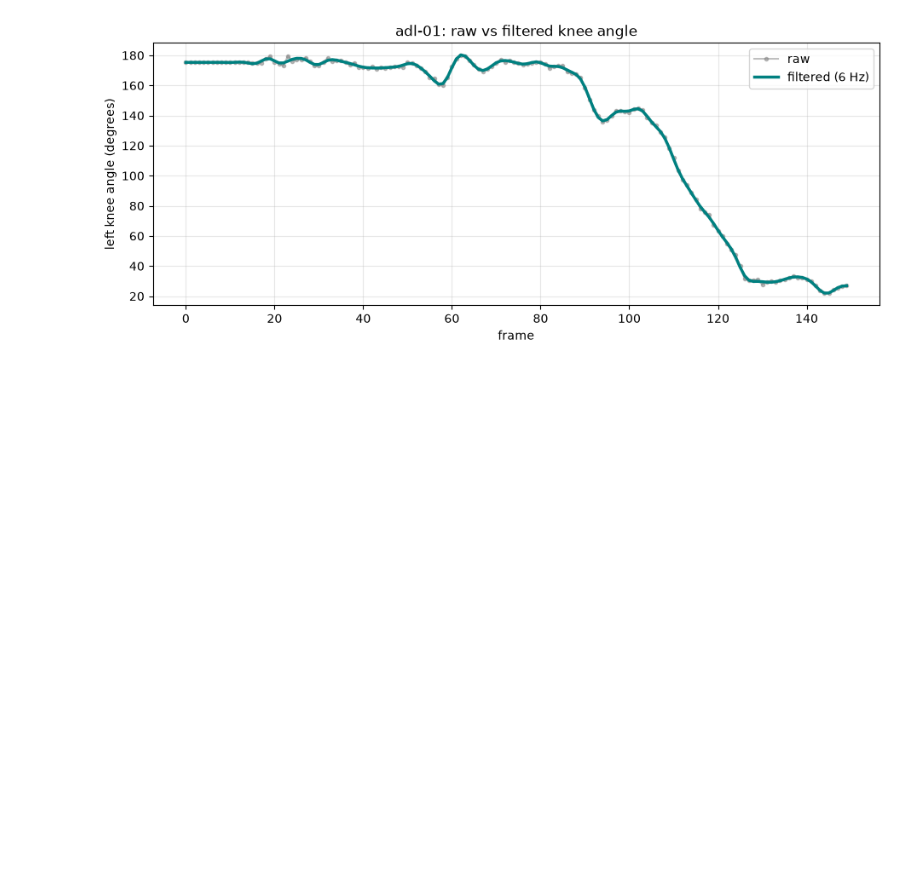
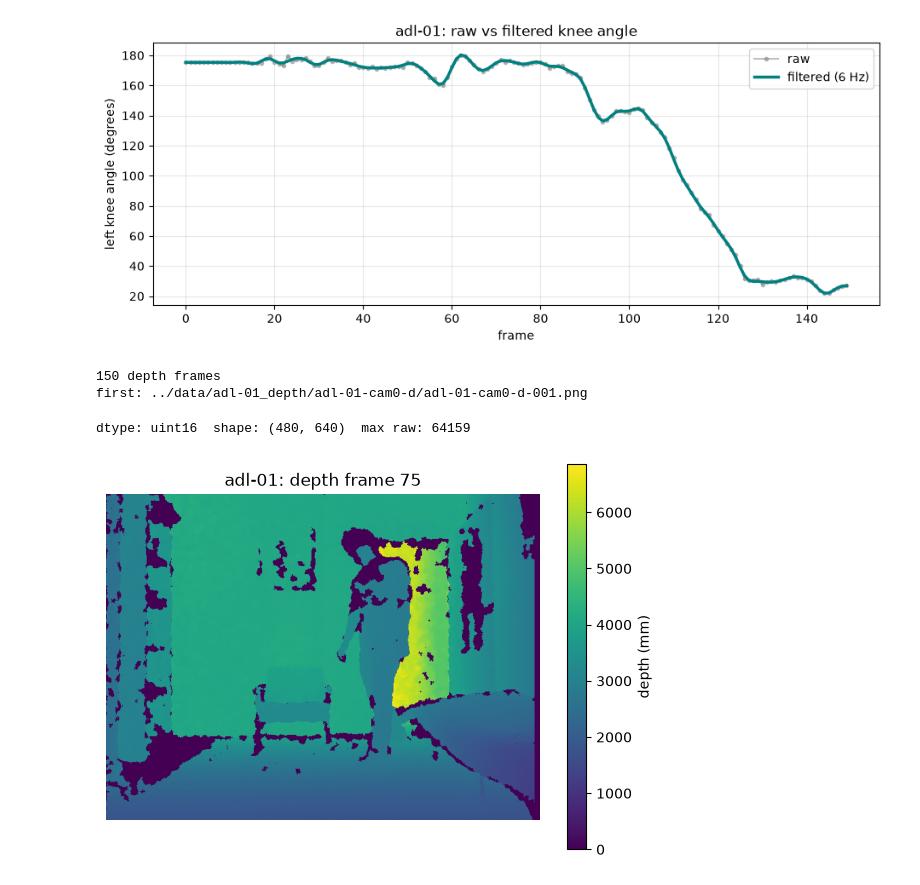
Before and after one commit to aanikart/curis-rq2, a Jupyter notebook: notebooks/week1.ipynb, the cells around one changed output. Saved outputs shown, nothing was run; the diff lists cells and outputs as text; code cells hidden in the pictures; blank space fills up the shorter version.

Commit message:
investigate depth ability to reconstruct joints + implement depth-quality gate to ensure only real, max confidence measurements are being used

```diff
--- a/notebooks/week1.ipynb
+++ b/notebooks/week1.ipynb
@@ -179,3 +179,35 @@ plt.grid(True, alpha=0.3)
 plt.show()
 # %% [output]
 [figure]
+# %%
+# --- Download the depth frames for the same sequence (cam0) ---
+!curl -sL {BASE}/{SEQ}-cam0-d.zip -o ../data/depth.zip
+!unzip -q -o ../data/depth.zip -d ../data/{SEQ}_depth
+
+depth_paths = sorted(glob.glob(f"../data/{SEQ}_depth/**/*.png", recursive=True))
+print(f"{len(depth_paths)} depth frames")
+print("first:", depth_paths[0] if depth_paths else "NONE")
+# %% [output]
+150 depth frames
+first: ../data/adl-01_depth/adl-01-cam0-d/adl-01-cam0-d-001.png
+# %%
+# --- Load and decode one depth frame ---
+
+# IMREAD_UNCHANGED keeps the full 16-bit values (a normal imread would crush them down to 8-bit and destroy the distances).
+raw = cv2.imread(depth_paths[75], cv2.IMREAD_UNCHANGED)
+print("dtype:", raw.dtype, " shape:", raw.shape, " max raw:", raw.max())
+
+# rescale the raw 16-bit values into real distance in millimeters.
+# C is URFall's per-camera scale constant: 7000 for ADL cam0.
+C = 7000
+depth_mm = C * raw.astype(np.float32) / 65535.0
+
+plt.figure(figsize=(7, 5))
+plt.imshow(depth_mm, cmap="viridis") # color = distance
+plt.colorbar(label="depth (mm)")
+plt.title("adl-01: depth frame 75")
+plt.axis("off")
+plt.show()
+# %% [output]
+dtype: uint16  shape: (480, 640)  max raw: 64159
+[figure, added]
```
Also changed, not shown: parts of 7 cells of this notebook.
